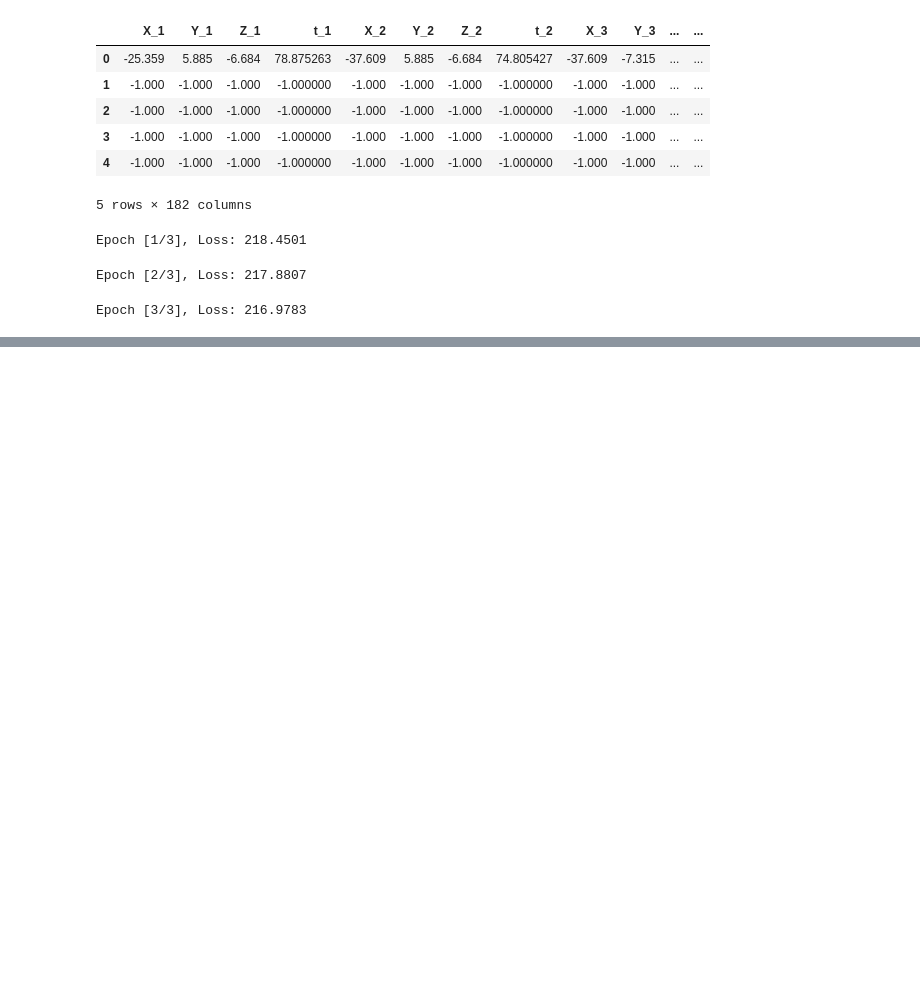
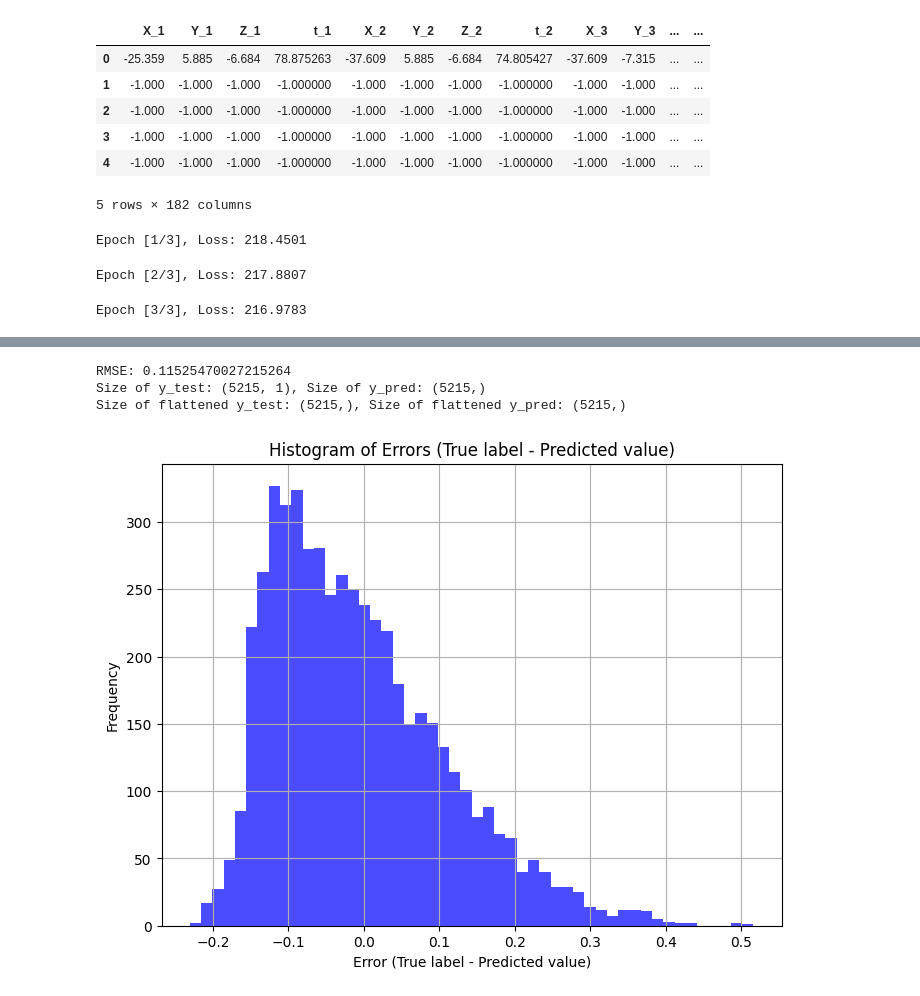
Before and after one commit to matalhim/EAS, a Jupyter notebook: direction/nn3.ipynb, the cells around one changed output, grey strips where cells are left out. Saved outputs shown, nothing was run; the diff lists cells and outputs as text; code cells hidden in the pictures; blank space fills up the shorter version.

```diff
--- a/direction/nn3.ipynb
+++ b/direction/nn3.ipynb
@@ -201,0 +230,31 @@ Size of flattened y_test: (740133,), Size of flattened y_pred: (740133,)
+# %%
+X_events = X_events.astype('float32')
+y_events = y_events.astype('float32')
+# %%
+y_pred = clf.predict(X_events, num_iteration=clf.best_iteration)
+
+rmse = mean_squared_error(y_events, y_pred, squared=False)
+print(f'RMSE: {rmse}')
+
+print(f"Size of y_test: {y_events .shape}, Size of y_pred: {y_pred.shape}")
+
+y_events_flat = np.ravel(y_events)
+y_pred_flat = np.ravel(y_pred)
+
+print(f"Size of flattened y_test: {
+      y_events_flat.shape}, Size of flattened y_pred: {y_pred_flat.shape}")
+
+errors = y_events_flat - y_pred_flat
+
+plt.figure(figsize=(8, 6))
+plt.hist(errors, bins=50, color='blue', alpha=0.7)
+plt.title('Histogram of Errors (True label - Predicted value)')
+plt.xlabel('Error (True label - Predicted value)')
+plt.ylabel('Frequency')
+plt.grid(True)
+plt.show()
+# %% [output]
+RMSE: 0.11525470027215264
+Size of y_test: (5215, 1), Size of y_pred: (5215,)
+Size of flattened y_test: (5215,), Size of flattened y_pred: (5215,)
+[figure, added]
```
Also changed, not shown: parts of 5 cells of this notebook, 2 other files.
